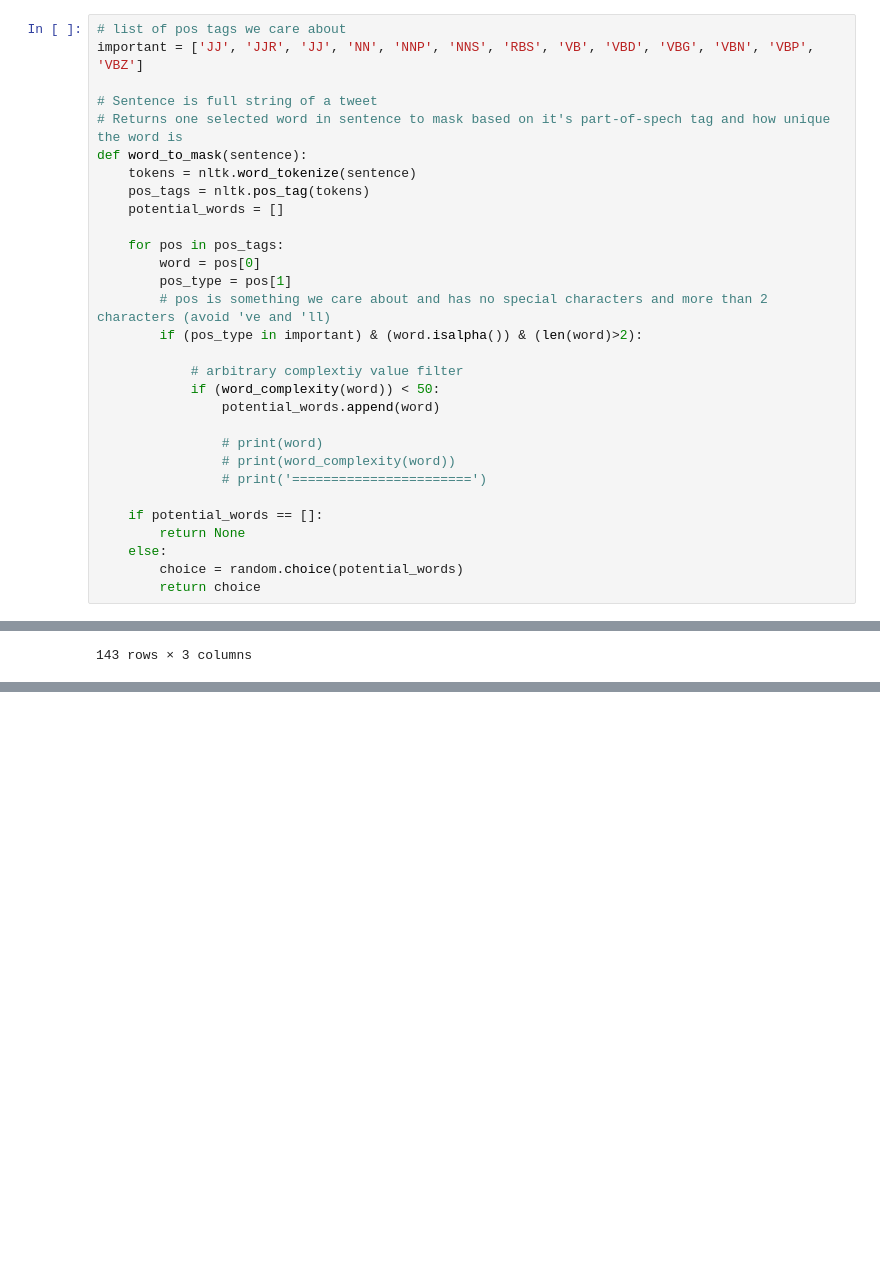
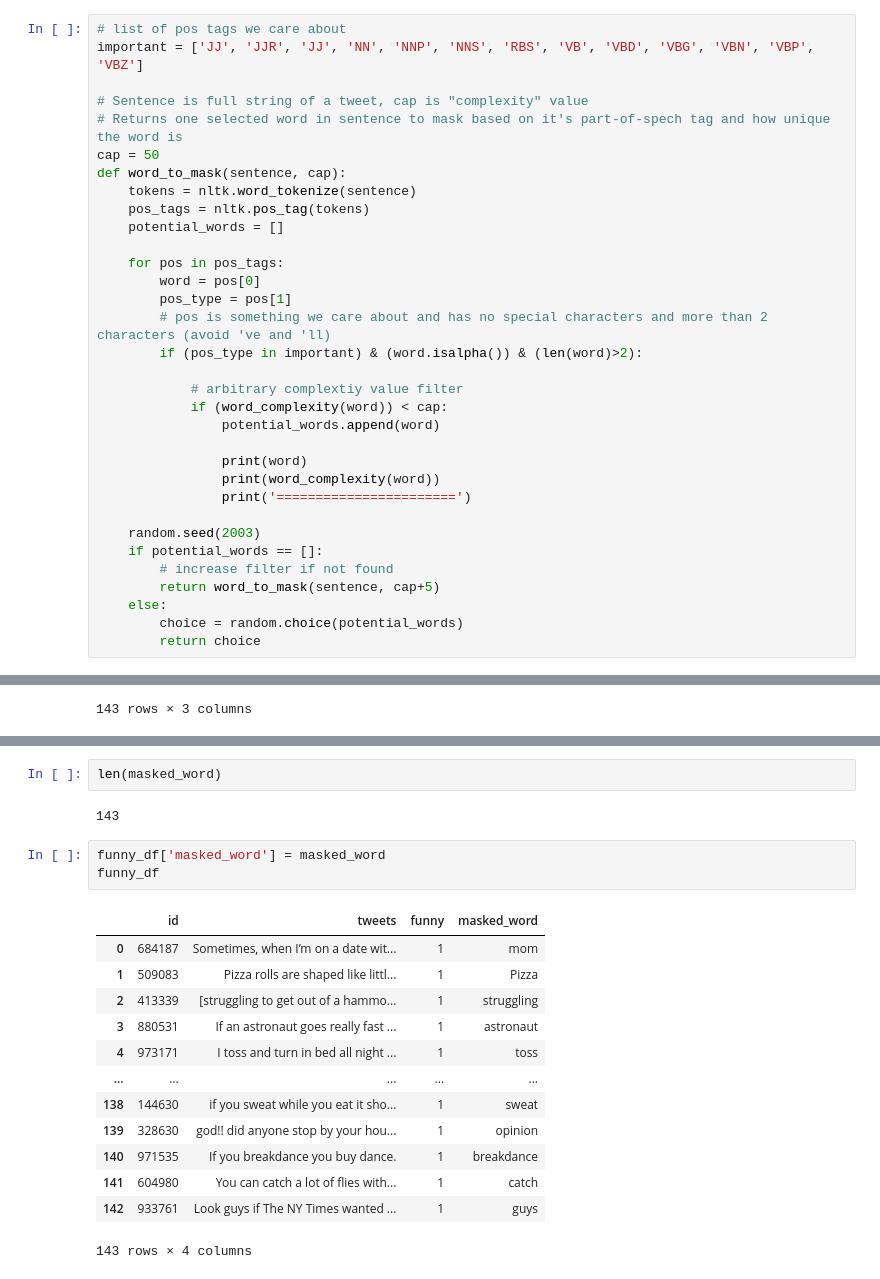
Before and after one commit to layadang/funny-ai, a Jupyter notebook: process-data.ipynb, the cells around one changed output, grey strips where cells are left out. Drawn from its saved outputs; the diff is of its cells as text; blank space fills up the shorter version.

```diff
--- a/process-data.ipynb
+++ b/process-data.ipynb
@@ -206,9 +206,10 @@ mom
 # list of pos tags we care about
 important = ['JJ', 'JJR', 'JJ', 'NN', 'NNP', 'NNS', 'RBS', 'VB', 'VBD', 'VBG', 'VBN', 'VBP', 'VBZ']
 
-# Sentence is full string of a tweet
+# Sentence is full string of a tweet, cap is "complexity" value
 # Returns one selected word in sentence to mask based on it's part-of-spech tag and how unique the word is
-def word_to_mask(sentence):
+cap = 50
+def word_to_mask(sentence, cap):
     tokens = nltk.word_tokenize(sentence)
     pos_tags = nltk.pos_tag(tokens)
     potential_words = []
@@ -220,15 +221,17 @@ def word_to_mask(sentence):
         if (pos_type in important) & (word.isalpha()) & (len(word)>2):
 
             # arbitrary complextiy value filter
-            if (word_complexity(word)) < 50:
+            if (word_complexity(word)) < cap:
                 potential_words.append(word)
 
-                # print(word)
-                # print(word_complexity(word))
-                # print('=======================')
+                print(word)
+                print(word_complexity(word))
+                print('=======================')
 
+    random.seed(2003)
     if potential_words == []:
-        return None
+        # increase filter if not found
+        return word_to_mask(sentence, cap+5)
     else:
         choice = random.choice(potential_words)
         return choice
@@ -259,0 +326,21 @@ for i, row in funny_df:
+# %%
+len(masked_word)
+# %% [output]
+143
+# %%
+funny_df['masked_word'] = masked_word
+funny_df
+# %% [output]
+|  | id | tweets | funny | masked_word |
+| 0 | 684187 | Sometimes, when I’m on a date wit... | 1 | mom |
+| 1 | 509083 | Pizza rolls are shaped like littl... | 1 | Pizza |
+| 2 | 413339 | [struggling to get out of a hammo... | 1 | struggling |
+| 3 | 880531 | If an astronaut goes really fast ... | 1 | astronaut |
+| 4 | 973171 | I toss and turn in bed all night ... | 1 | toss |
+| ... | ... | ... | ... | ... |
+| 138 | 144630 | if you sweat while you eat it sho... | 1 | sweat |
+| 139 | 328630 | god!! did anyone stop by your hou... | 1 | opinion |
+| 140 | 971535 | If you breakdance you buy dance. | 1 | breakdance |
+| 141 | 604980 | You can catch a lot of flies with... | 1 | catch |
+| 142 | 933761 | Look guys if The NY Times wanted ... | 1 | guys |
+143 rows × 4 columns
```
Also changed, not shown: parts of 6 cells of this notebook.
